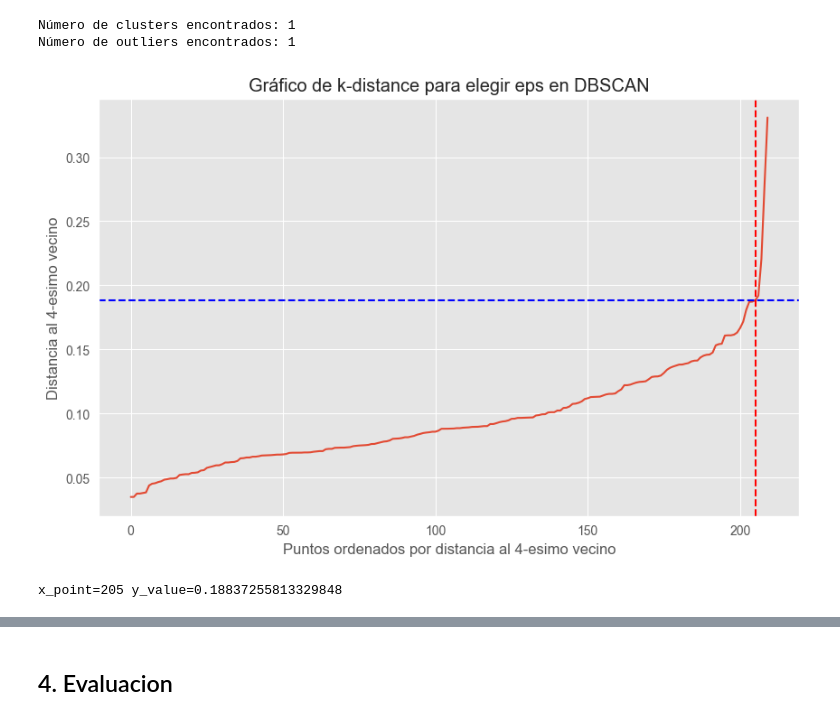
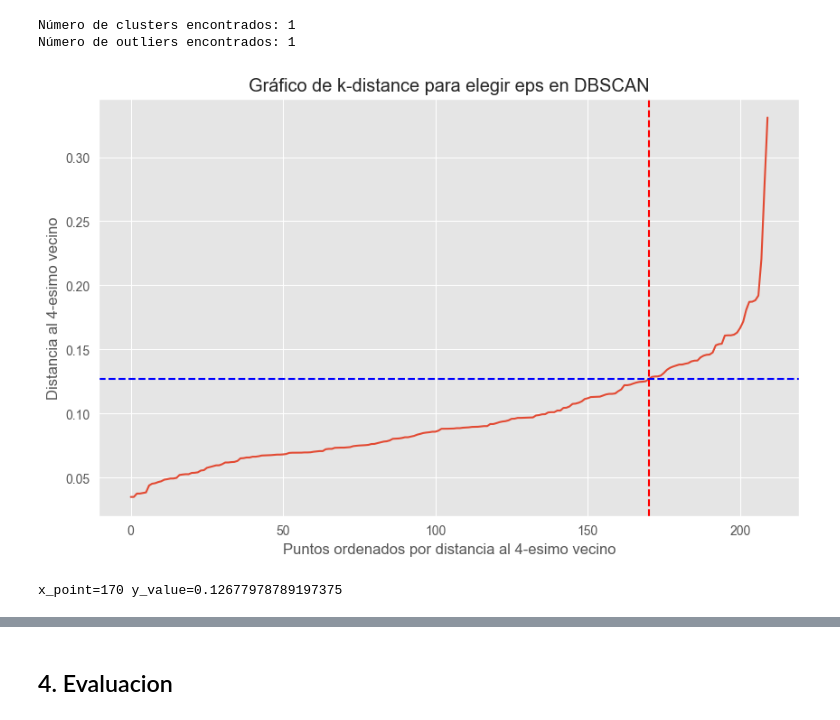
Before and after one commit to liangjizhu/Aprendizaje-Automatico-lab-2, a Jupyter notebook: notebook1.ipynb, the cells around one changed output, grey strips where cells are left out. Saved outputs shown, nothing was run; the diff lists cells and outputs as text; code cells hidden in the pictures.

```diff
--- a/notebook1.ipynb
+++ b/notebook1.ipynb
@@ -393,37 +392,37 @@ from sklearn.neighbors import NearestNeighbors
 import matplotlib.pyplot as plt
 
 min_samples = 5
 
 # Compute the nearest neighbors
 nn = NearestNeighbors(n_neighbors=min_samples)
 nn.fit(X_scaled)
 distances, indices = nn.kneighbors(X_scaled)
 
 # Sort the distances
-sorted_distances = np.sort(distances[:, min_samples - 1], axis=0)
+sorted_distances = np.sort(distances[:, min_samples-1 ], axis=0)
 
-x_point = 205
+x_point = 170
 y_value = sorted_distances[x_point]  # Obtener el valor de la distancia para ese punto
 
 # Plot the k-distance graph
 plt.figure(figsize=(10, 6))
 plt.plot(sorted_distances)
 plt.xlabel('Puntos ordenados por distancia al {}-esimo vecino'.format(min_samples - 1))
 plt.ylabel('Distancia al {}-esimo vecino'.format(min_samples - 1))
 plt.title('Gráfico de k-distance para elegir eps en DBSCAN')
 
 plt.axvline(x=x_point, color='r', linestyle='--')
 
 # Dibujar la línea horizontal correspondiente en el eje Y
 plt.axhline(y=y_value, color='b', linestyle='--')
 
 plt.grid(True)
 plt.show()
 
 print(f'{x_point=} y_value={y_value}')
 # %% [output]
-[figure, old version]
+[figure, new version]
-x_point=205 y_value=0.18837255813329848
+x_point=170 y_value=0.12677978789197375
 # %%
 # Modelo
 # ==============================================================================
```
Also changed, not shown: parts of 5 cells of this notebook, 1 other file.
